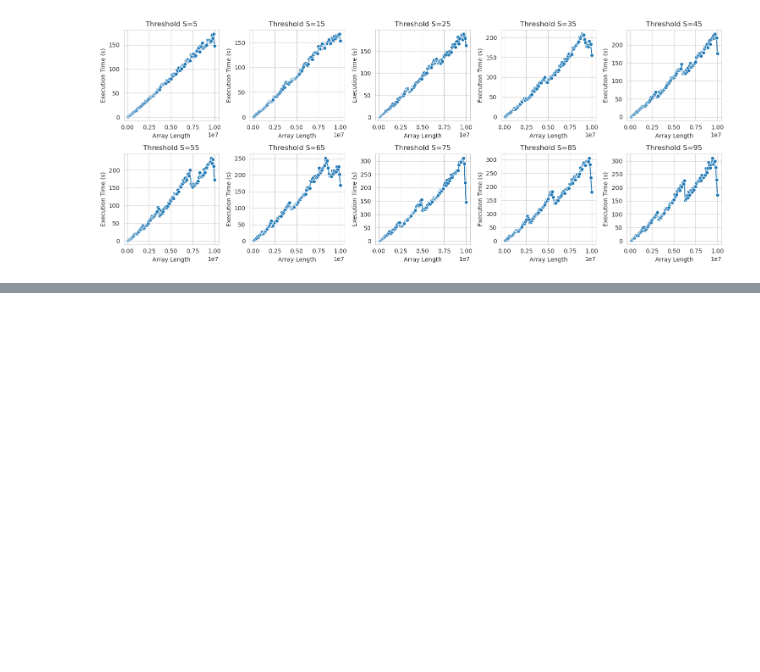
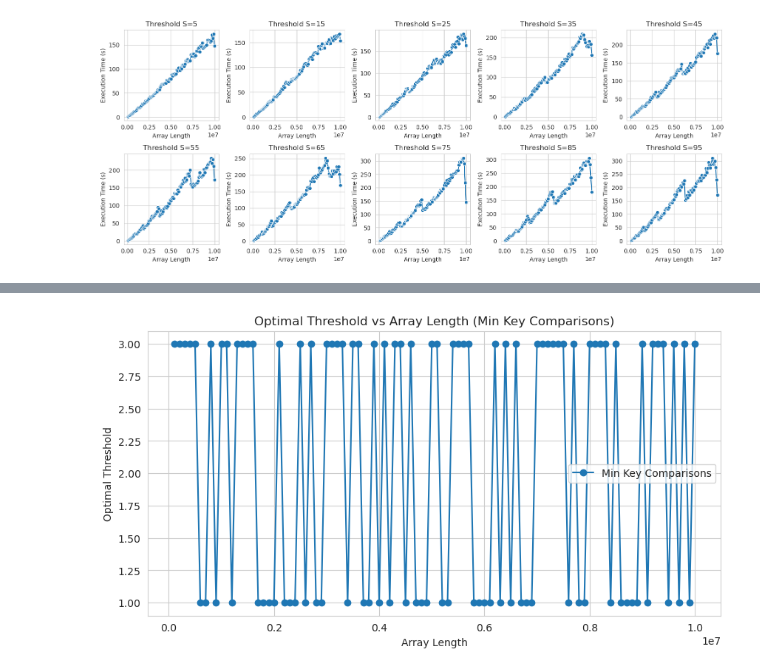
Before and after one commit to rachtrx/sc2001-sddb-group-6, a Jupyter notebook: project_1/analysis.ipynb, the cells around one changed output, grey strips where cells are left out. Cells and saved outputs as stored; diff of their text form; code cells hidden in the pictures; blank space fills up the shorter version.

Commit message:
Testing issue with threshold values

```diff
--- a/project_1/analysis.ipynb
+++ b/project_1/analysis.ipynb
@@ -123,0 +141,16 @@ plt.show()
+# %%
+# OPTIMAL S by key comparisons
+
+optimal_by_key_comps = df_results.loc[df_results.groupby("Array Length")["Key Comparisons"].idxmin()]
+
+# Plot optimal threshold based on key comparisons
+plt.figure(figsize=(10, 5))
+plt.plot(optimal_by_key_comps["Array Length"], optimal_by_key_comps["Threshold"], marker='o', label="Min Key Comparisons")
+plt.xlabel("Array Length")
+plt.ylabel("Optimal Threshold")
+plt.title("Optimal Threshold vs Array Length (Min Key Comparisons)")
+plt.legend()
+plt.grid(True)
+plt.show()
+# %% [output]
+[figure, added]
```
Also changed, not shown: parts of 4 cells of this notebook, 1 other file.
